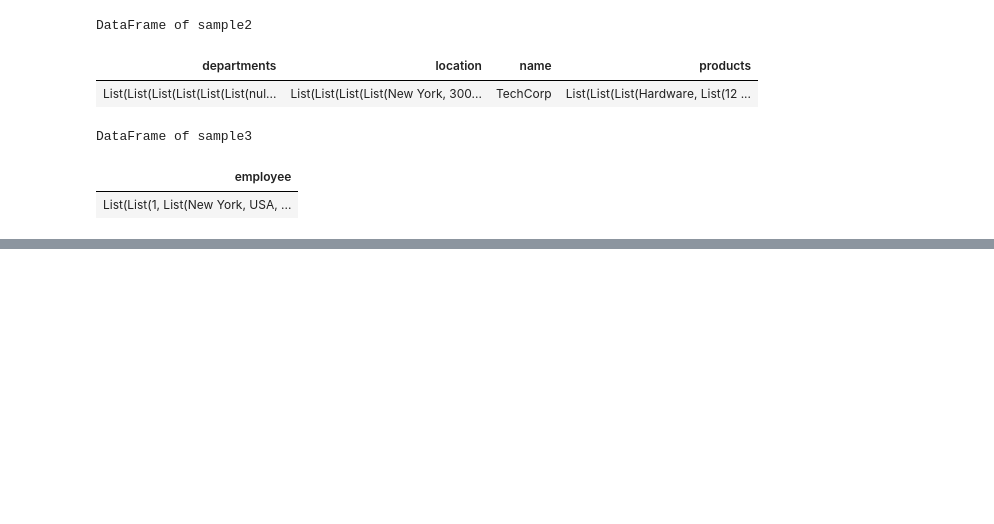
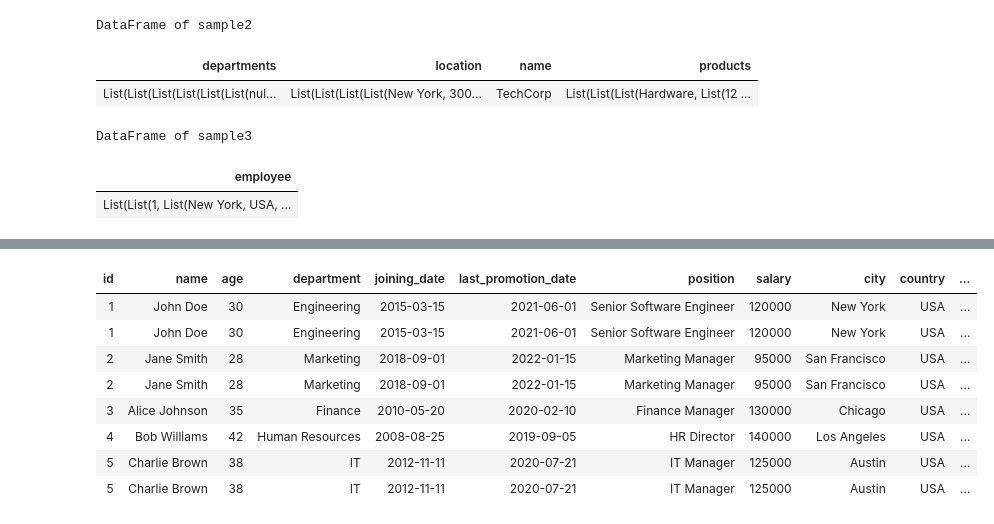
Before and after one commit to Aravindh0/DE_Learnings, a Jupyter notebook: pyspark/Getting data from Multiple API.ipynb, the cells around one changed output, grey strips where cells are left out. Cells and saved outputs as stored; diff of their text form; code cells hidden in the pictures; blank space fills up the shorter version.

```diff
--- a/pyspark/Getting data from Multiple API.ipynb
+++ b/pyspark/Getting data from Multiple API.ipynb
@@ -72,0 +250,3 @@ DataFrame of sample3
+# %%
+sample3_df = spark.read.format('xml').option('rowTag', 'employees').load('dbfs:/FileStore/tables/sample3.xml')
+sample3_df.display()
@@ -72,0 +276,6 @@ DataFrame of sample3
+# %%
+df_flat = sample3_df.select(
+    explode('employee').alias('employee')
+)
+
+df_flat.display()
@@ -72,0 +309,28 @@ DataFrame of sample3
+# %%
+df_flat = df_flat.select(
+    col('employee._id').alias('id'),
+    col('employee.name').alias('name'),
+    col('employee.age').alias('age'),
+    col('employee.department').alias('department'),
+    col('employee.joining_date').alias('joining_date'),
+    col('employee.last_promotion_date').alias('last_promotion_date'),
+    col('employee.position').alias('position'),
+    col('employee.salary').alias('salary'),
+    col('employee.address.city').alias('city'),
+    col('employee.address.country').alias('country'),
+    col('employee.address.street').alias('street'),
+    col('employee.address.zipcode').alias('zipcode'),
+    explode('employee.projects.project').alias('project')
+)
+
+df_flat.display()
+# %% [output]
+| id | name | age | department | joining_date | last_promotion_date | position | salary | city | country | ... |
+| 1 | John Doe | 30 | Engineering | 2015-03-15 | 2021-06-01 | Senior Software Engineer | 120000 | New York | USA | ... |
+| 1 | John Doe | 30 | Engineering | 2015-03-15 | 2021-06-01 | Senior Software Engineer | 120000 | New York | USA | ... |
+| 2 | Jane Smith | 28 | Marketing | 2018-09-01 | 2022-01-15 | Marketing Manager | 95000 | San Francisco | USA | ... |
+| 2 | Jane Smith | 28 | Marketing | 2018-09-01 | 2022-01-15 | Marketing Manager | 95000 | San Francisco | USA | ... |
+| 3 | Alice Johnson | 35 | Finance | 2010-05-20 | 2020-02-10 | Finance Manager | 130000 | Chicago | USA | ... |
+| 4 | Bob Williams | 42 | Human Resources | 2008-08-25 | 2019-09-05 | HR Director | 140000 | Los Angeles | USA | ... |
+| 5 | Charlie Brown | 38 | IT | 2012-11-11 | 2020-07-21 | IT Manager | 125000 | Austin | USA | ... |
+| 5 | Charlie Brown | 38 | IT | 2012-11-11 | 2020-07-21 | IT Manager | 125000 | Austin | USA | ... |
```
Also changed, not shown: parts of 14 cells of this notebook.
